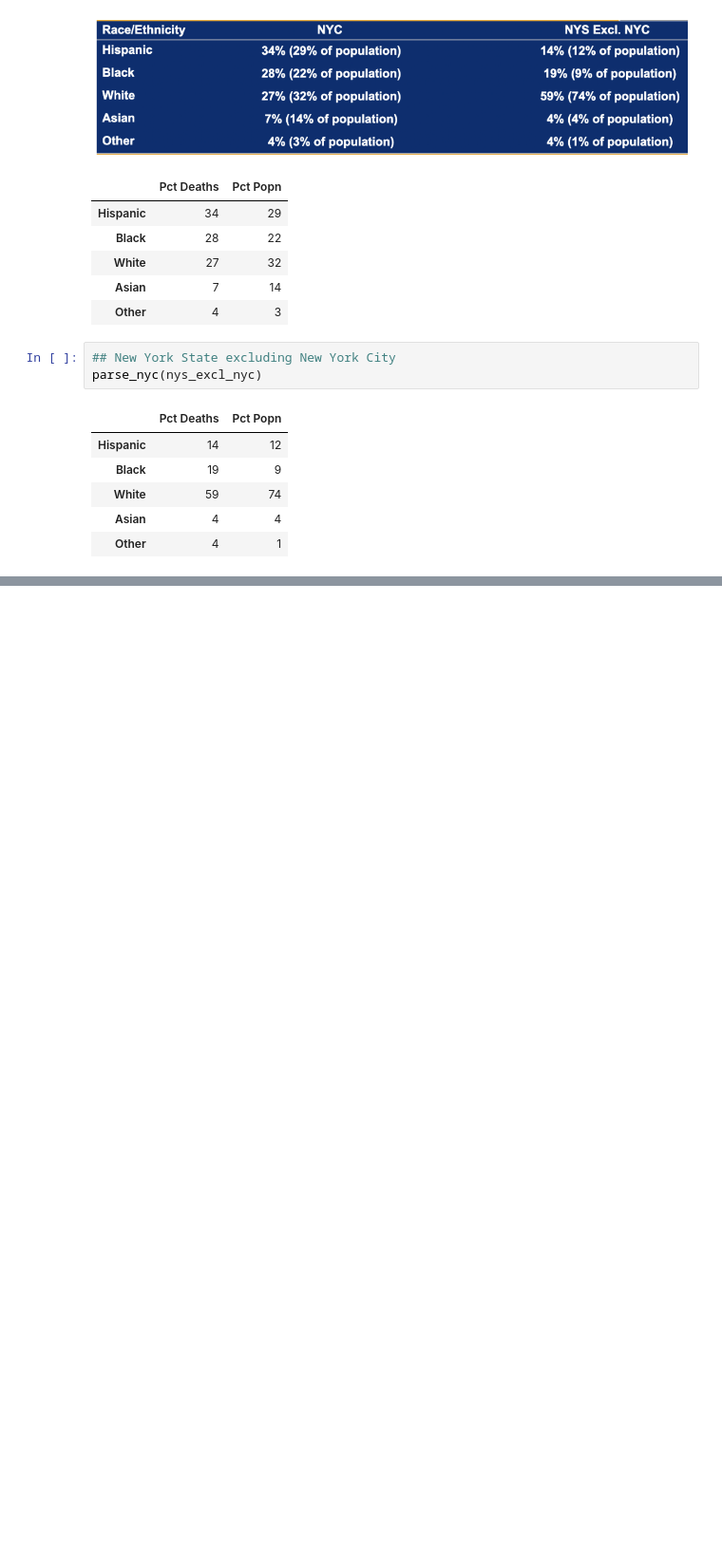
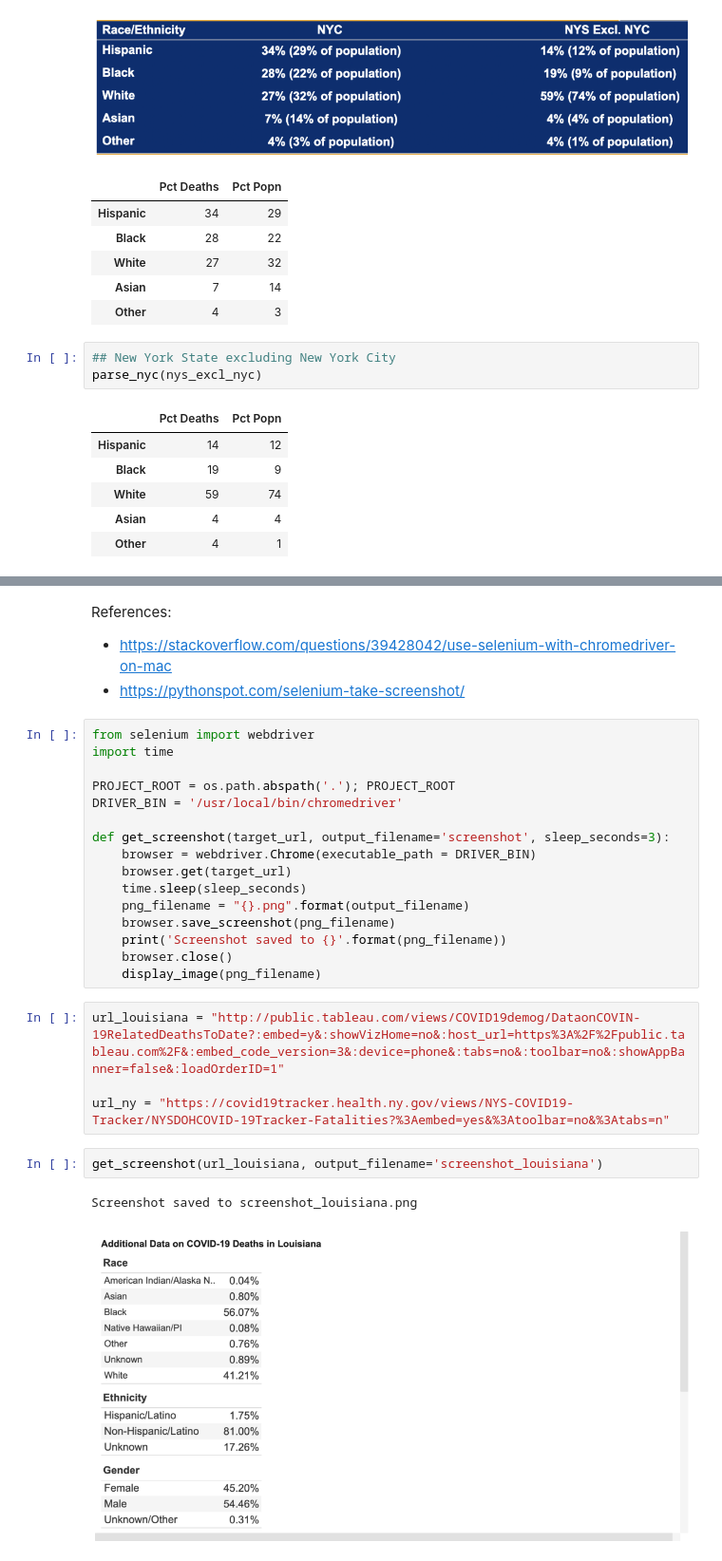
Before and after one commit to d4bl/COVID19_tracker_data_extraction, a Jupyter notebook: workflow/python/Case_4_OCR_Table.ipynb, the cells around one changed output, grey strips where cells are left out. Shown at 95% size. Drawn from its saved outputs; the diff is of its cells as text; blank space fills up the shorter version.

Commit message:
Testing screenshot capability with Selenium/Chrome

```diff
--- a/workflow/python/Case_4_OCR_Table.ipynb
+++ b/workflow/python/Case_4_OCR_Table.ipynb
@@ -210,0 +224,29 @@ parse_nyc(nys_excl_nyc)
+# %% [markdown]
+References:
+* https://stackoverflow.com/questions/39428042/use-selenium-with-chromedriver-on-mac
+* https://pythonspot.com/selenium-take-screenshot/
+# %%
+from selenium import webdriver
+import time
+
+PROJECT_ROOT = os.path.abspath('.'); PROJECT_ROOT
+DRIVER_BIN = '/usr/local/bin/chromedriver'
+
+def get_screenshot(target_url, output_filename='screenshot', sleep_seconds=3):
+    browser = webdriver.Chrome(executable_path = DRIVER_BIN)
+    browser.get(target_url)
+    time.sleep(sleep_seconds)
+    png_filename = "{}.png".format(output_filename)
+    browser.save_screenshot(png_filename)
+    print('Screenshot saved to {}'.format(png_filename))
+    browser.close()
+    display_image(png_filename)
+# %%
+url_louisiana = "http://public.tableau.com/views/COVID19demog/DataonCOVIN-19RelatedDeathsToDate?:embed=y&:showVizHome=no&:host_url=https%3A%2F%2Fpublic.tableau.com%2F&:embed_code_version=3&:device=phone&:tabs=no&:toolbar=no&:showAppBanner=false&:loadOrderID=1"
+
+url_ny = "https://covid19tracker.health.ny.gov/views/NYS-COVID19-Tracker/NYSDOHCOVID-19Tracker-Fatalities?%3Aembed=yes&%3Atoolbar=no&%3Atabs=n"
+# %%
+get_screenshot(url_louisiana, output_filename='screenshot_louisiana')
+# %% [output]
+Screenshot saved to screenshot_louisiana.png
+[figure, added]
```
Also changed, not shown: parts of 3 cells of this notebook.
